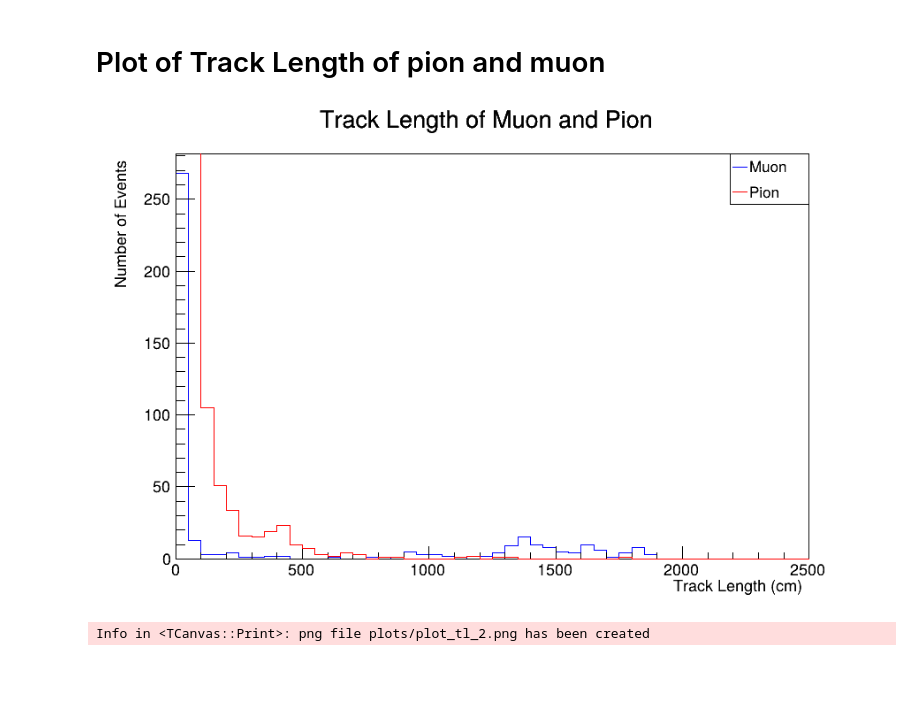
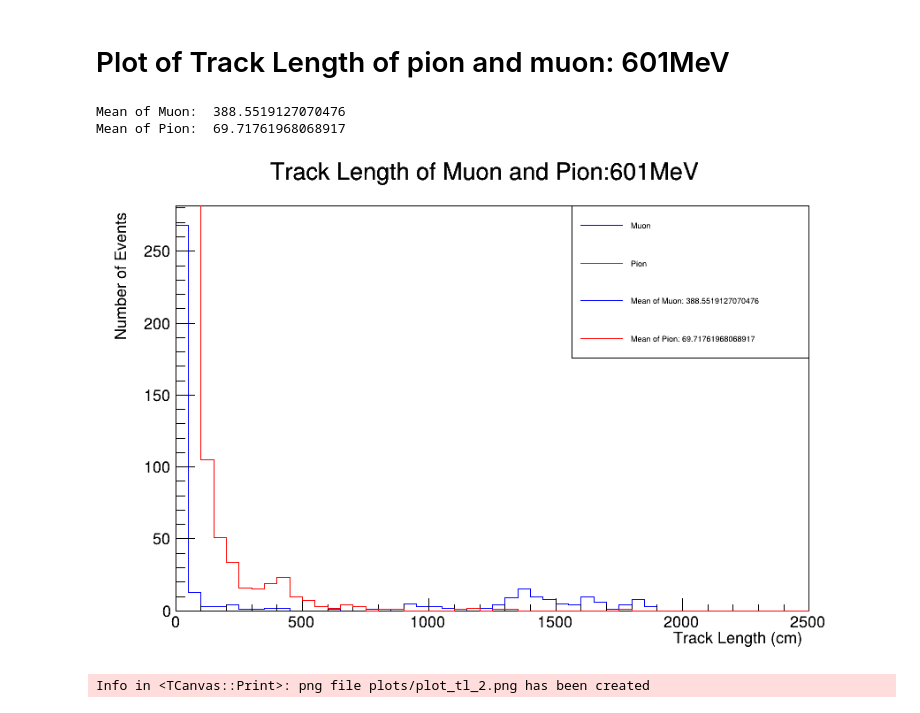
Before and after one commit to Parshathi/ProtoDUNE_BSM_LArSoft, a Jupyter notebook: TL_muon_pion_pimu.ipynb, the cells around one changed output. Cells and saved outputs as stored; diff of their text form; code cells hidden in the pictures; blank space fills up the shorter version.

```diff
--- a/TL_muon_pion_pimu.ipynb
+++ b/TL_muon_pion_pimu.ipynb
@@ -1,7 +1,7 @@
 # %%
 import ROOT
 # %% [markdown]
-# Plot of Track Length of pion and muon
+# Plot of Track Length of pion and muon: 601MeV
 # %%
 file = ROOT.TFile("root_files/proto_hist_7July_1518_601MeV_pimu.root", "READ")
 dir = file.Get("ana")
@@ -25,42 +25,52 @@ h_pi = ROOT.TH1F("h_pi", "h_pi", 50, 0, 2500)
 tree_mu.Draw("TLMu>>h_mu")
 tree_pi.Draw("TLPi>>h_pi")
 
 h_mu.SetLineColor(ROOT.kBlue)
 h_pi.SetLineColor(ROOT.kRed)
 
 h_mu.Draw()
 h_pi.Draw("same")
 
 h_mu.SetStats(0)
 h_pi.SetStats(0)
 
 
 
 h_mu.GetXaxis().SetTitle("Track Length (cm)")
 h_mu.GetYaxis().SetTitle("Number of Events")
 
 
-h_mu.SetTitle("Track Length of Muon and Pion")
-h_pi.SetTitle("Track Length of Muon and Pion")
+h_mu.SetTitle("Track Length of Muon and Pion:601MeV")
+h_pi.SetTitle("Track Length of Muon and Pion:601MeV")
+
+#mean
+mean_mu = h_mu.GetMean()
+mean_pi = h_pi.GetMean()
+
+#add legend
+legend = ROOT.TLegend(0.6, 0.6, 0.9, 0.9)
+legend.AddEntry(h_mu, "Muon", "l")
+legend.AddEntry(h_pi, "Pion", "l")
+legend.AddEntry(h_mu, "Mean of Muon: "+str(mean_mu), "l")
+legend.AddEntry(h_pi, "Mean of Pion: "+str(mean_pi), "l")
+legend.Draw()
 
 
 
-#add legend
-legend = ROOT.TLegend(0.8, 0.8, 0.9, 0.9)
-legend.AddEntry(h_mu, "Muon", "l")
-legend.AddEntry(h_pi, "Pion", "l")
-legend.Draw()
-
-
+#print
+print("Mean of Muon: ", mean_mu)
+print("Mean of Pion: ", mean_pi)
 
 
 c.SaveAs("plots/plot_tl_2.png")
 
 
 #display the image in the ipynb
 from IPython.display import Image
 Image("plots/plot_tl_2.png")
 # %% [output]
+Mean of Muon:  388.5519127070476
+Mean of Pion:  69.71761968068917
-[figure, old version]
+[figure, new version]
-Info in <TCanvas::Print>: png file plots/plot_tl_2.png has been created
+Info in <TCanvas::Print>: png file plots/plot_tl_2.png has been created
 # %% [markdown]
```
Also changed, not shown: parts of 10 cells of this notebook.
